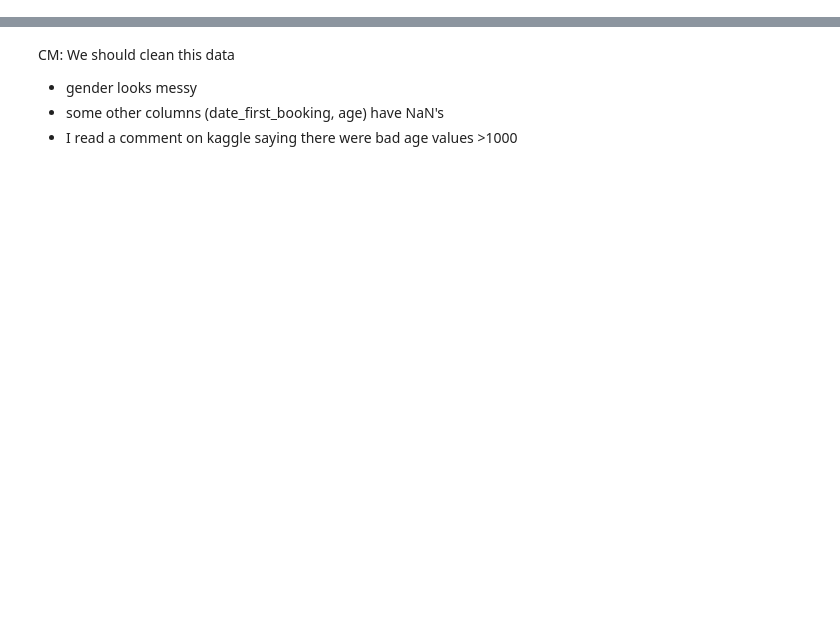
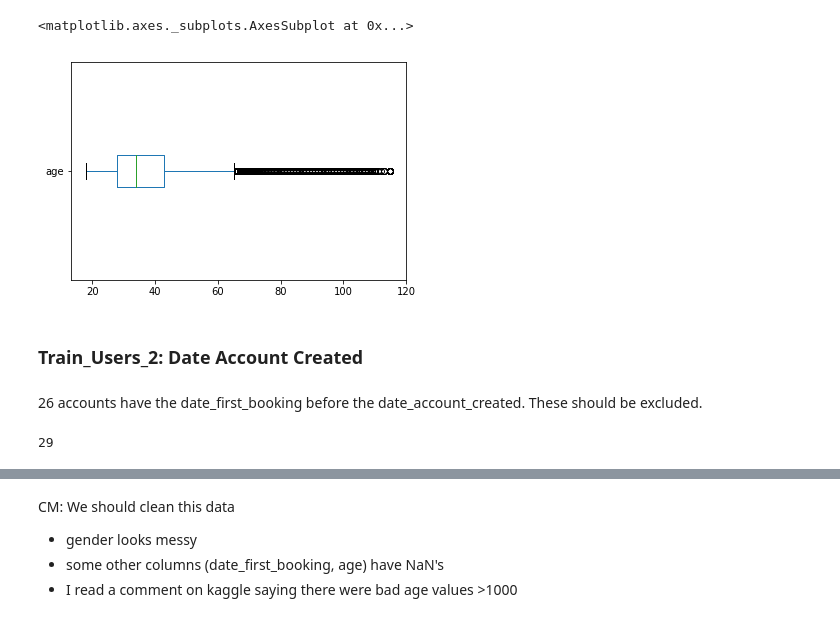
Before and after one commit to cmillsop/w207_final, a Jupyter notebook: exploratory_analysis.ipynb, the cells around one changed output, grey strips where cells are left out. Drawn from its saved outputs; the diff is of its cells as text; code cells hidden in the pictures; blank space fills up the shorter version.

Commit message:
some eda / data cleaning

```diff
--- a/exploratory_analysis.ipynb
+++ b/exploratory_analysis.ipynb
@@ -163,0 +18,9 @@ train_users_2.head()
+# %%
+DATA_PATH = './data/extracted'
+dfs_raw = {}
+dfs = {}
+for root, dirs, files in os.walk(DATA_PATH):
+    for file in files:
+        dfs_raw[file.split('.')[0]] = pd.read_csv(f'{DATA_PATH}/{file}')
+        dfs = dfs_raw.copy()
+        print(file)
@@ -163,0 +57,2 @@ train_users_2.head()
+# %%
+dfs['age_gender_bkts'].year = dfs_raw['age_gender_bkts'].year.astype(int)
@@ -163,0 +175,2 @@ train_users_2.head()
+# %%
+dfs['sessions'] = dfs_raw['sessions'].dropna(subset=['user_id'])
@@ -163,0 +337,2 @@ train_users_2.head()
+# %%
+dfs['train_users_2'] = dfs['train_users_2'][(dfs['train_users_2'].age < 122) & (dfs['train_users_2'].age >=18)]
@@ -163,0 +351,9 @@ train_users_2.head()
+# %%
+dfs['train_users_2'].age.plot.box(vert=False)
+# %% [output]
+<matplotlib.axes._subplots.AxesSubplot at 0x...>
+[figure, added]
+# %% [markdown]
+### Train_Users_2: Date Account Created
+# %% [markdown]
+26 accounts have the date_first_booking before the date_account_created.  These should be excluded.
@@ -163,0 +363,4 @@ train_users_2.head()
+# %%
+dfs_raw['train_users_2'].query('date_account_created > date_first_booking').id.count()
+# %% [output]
+29
```
Also changed, not shown: parts of 82 cells of this notebook.
